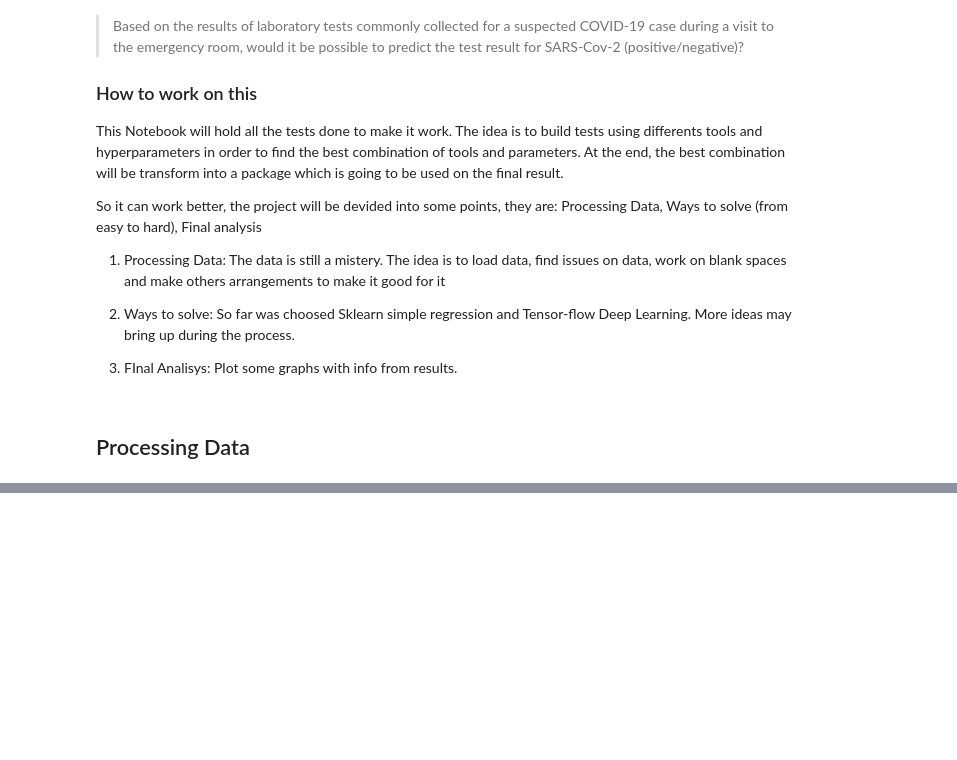
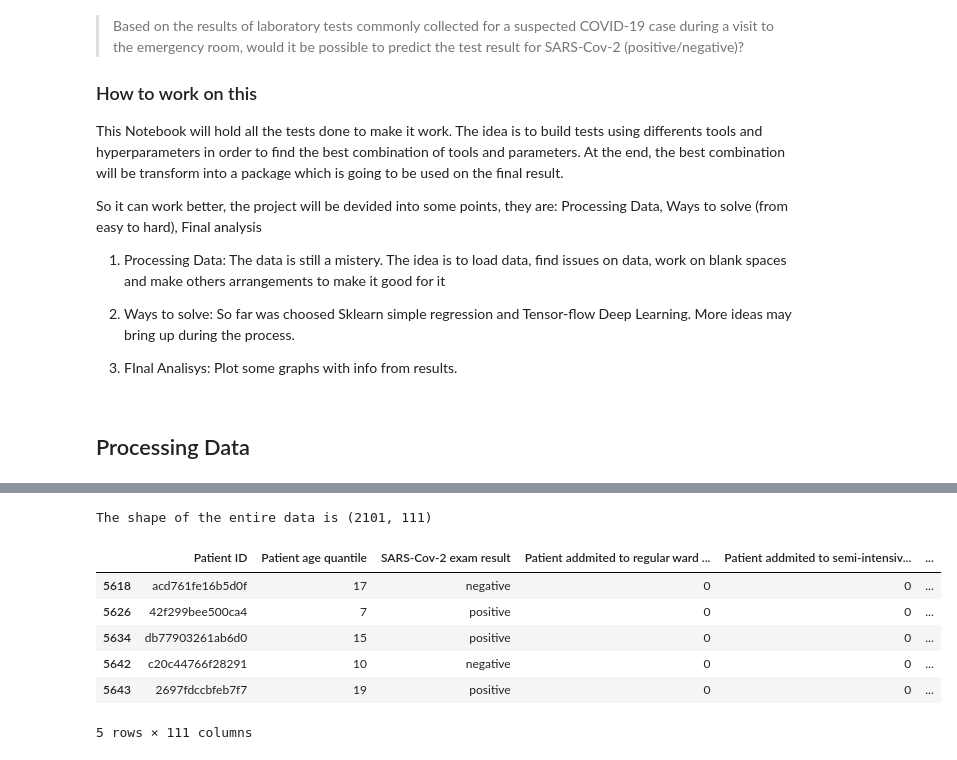
Before and after one commit to igormcsouza/covid19-diagnosis, a Jupyter notebook: scripts/main.ipynb, the cells around one changed output, grey strips where cells are left out. Drawn from its saved outputs; the diff is of its cells as text; code cells hidden in the pictures; blank space fills up the shorter version.

```diff
--- a/scripts/main.ipynb
+++ b/scripts/main.ipynb
@@ -35,0 +202,14 @@ import matplotlib.pyplot as plt
+# %%
+print("The shape of the entire data is", dataset_droped_na.shape)
+# %% [output]
+The shape of the entire data is (2101, 111)
+# %%
+dataset_droped_na.tail()
+# %% [output]
+|  | Patient ID | Patient age quantile | SARS-Cov-2 exam result | Patient addmited to regular ward ... | Patient addmited to semi-intensiv... | ... |
+| 5618 | acd761fe16b5d0f | 17 | negative | 0 | 0 | ... |
+| 5626 | 42f299bee500ca4 | 7 | positive | 0 | 0 | ... |
+| 5634 | db77903261ab6d0 | 15 | positive | 0 | 0 | ... |
+| 5642 | c20c44766f28291 | 10 | negative | 0 | 0 | ... |
+| 5643 | 2697fdccbfeb7f7 | 19 | positive | 0 | 0 | ... |
+5 rows × 111 columns
```
Also changed, not shown: parts of 5 cells of this notebook, 1 other file.
